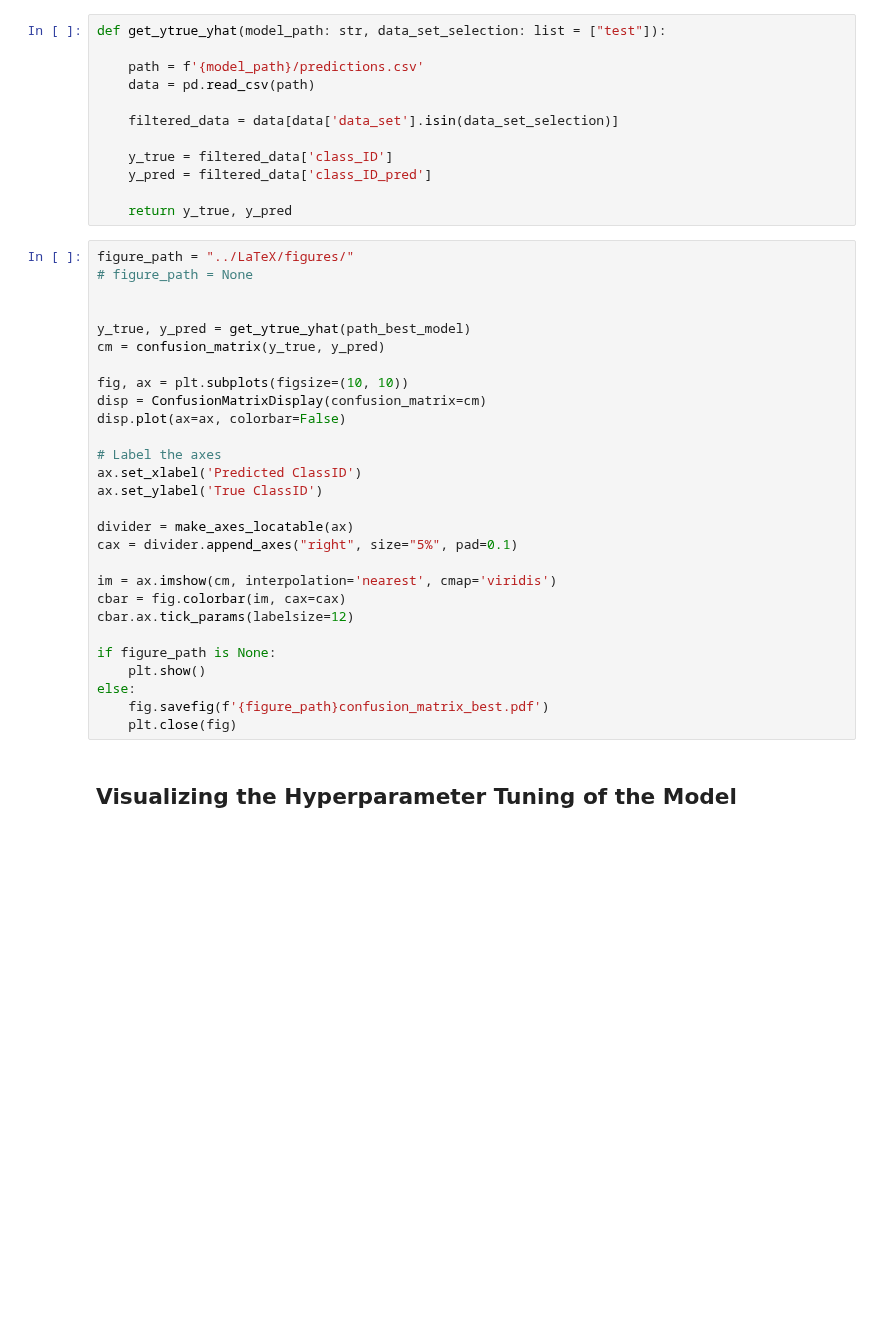
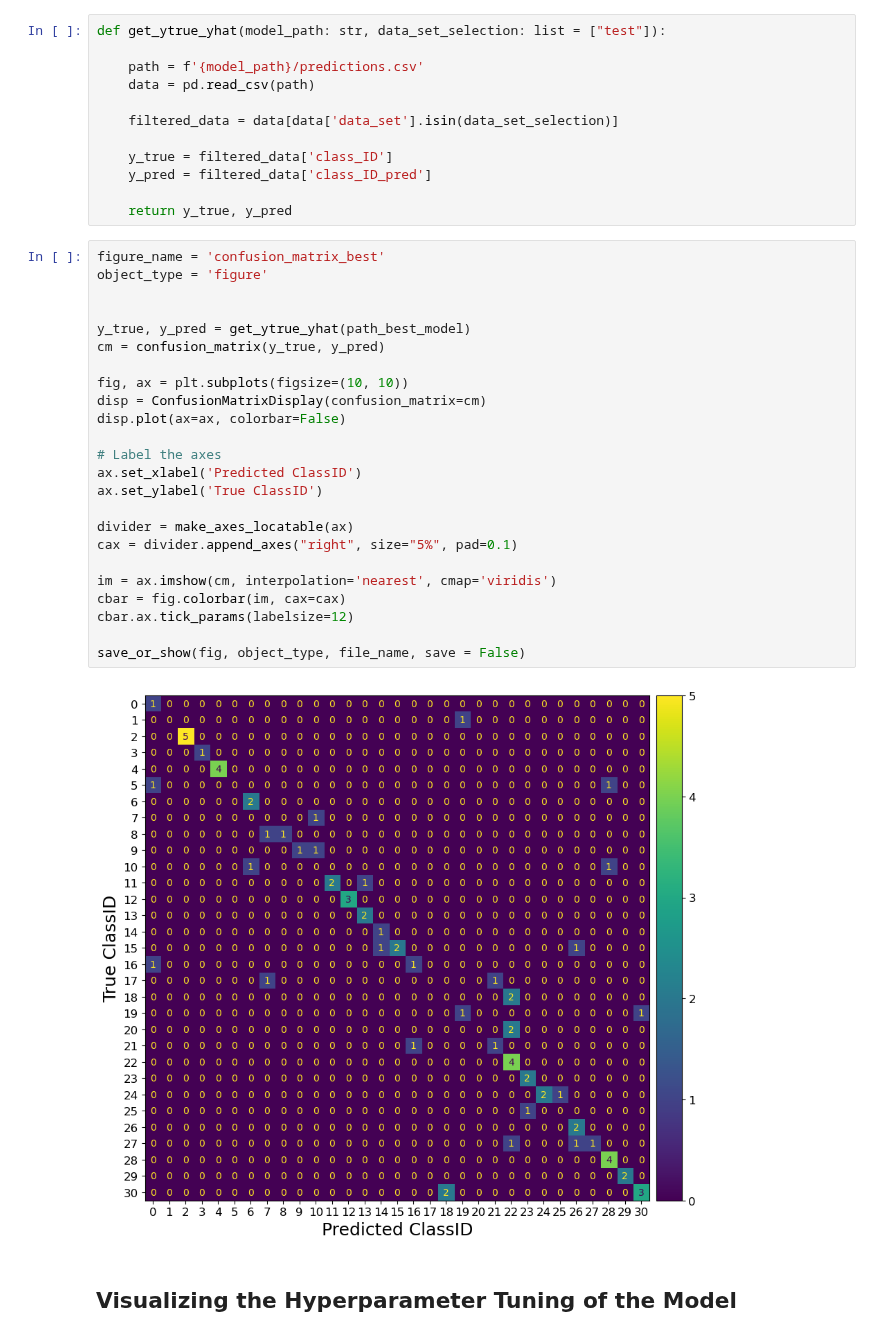
Before and after one commit to juliankraft/TermPaper1-Ecoacoustics, a Jupyter notebook: code/visualisation.ipynb, the cells around one changed output. Drawn from its saved outputs; the diff is of its cells as text; blank space fills up the shorter version.

```diff
--- a/code/visualisation.ipynb
+++ b/code/visualisation.ipynb
@@ -156,32 +181,30 @@ def get_ytrue_yhat(model_path: str, data_set_selection: list = ["test"]):
 
     return y_true, y_pred
 # %%
-figure_path = "../LaTeX/figures/"
-# figure_path = None
+figure_name = 'confusion_matrix_best'
+object_type = 'figure'
 
 
 y_true, y_pred = get_ytrue_yhat(path_best_model)
 cm = confusion_matrix(y_true, y_pred)
 
 fig, ax = plt.subplots(figsize=(10, 10))
 disp = ConfusionMatrixDisplay(confusion_matrix=cm)
 disp.plot(ax=ax, colorbar=False)
 
 # Label the axes
 ax.set_xlabel('Predicted ClassID')
 ax.set_ylabel('True ClassID')
 
 divider = make_axes_locatable(ax)
 cax = divider.append_axes("right", size="5%", pad=0.1)
 
 im = ax.imshow(cm, interpolation='nearest', cmap='viridis')
 cbar = fig.colorbar(im, cax=cax)
 cbar.ax.tick_params(labelsize=12)
 
-if figure_path is None:
-    plt.show()
-else:
-    fig.savefig(f'{figure_path}confusion_matrix_best.pdf')
-    plt.close(fig)
+save_or_show(fig, object_type, file_name, save = False)
+# %% [output]
+[figure, added]
 # %% [markdown]
 ## Visualizing the Hyperparameter Tuning of the Model
```
Also changed, not shown: parts of 16 cells of this notebook, 1 other file.
